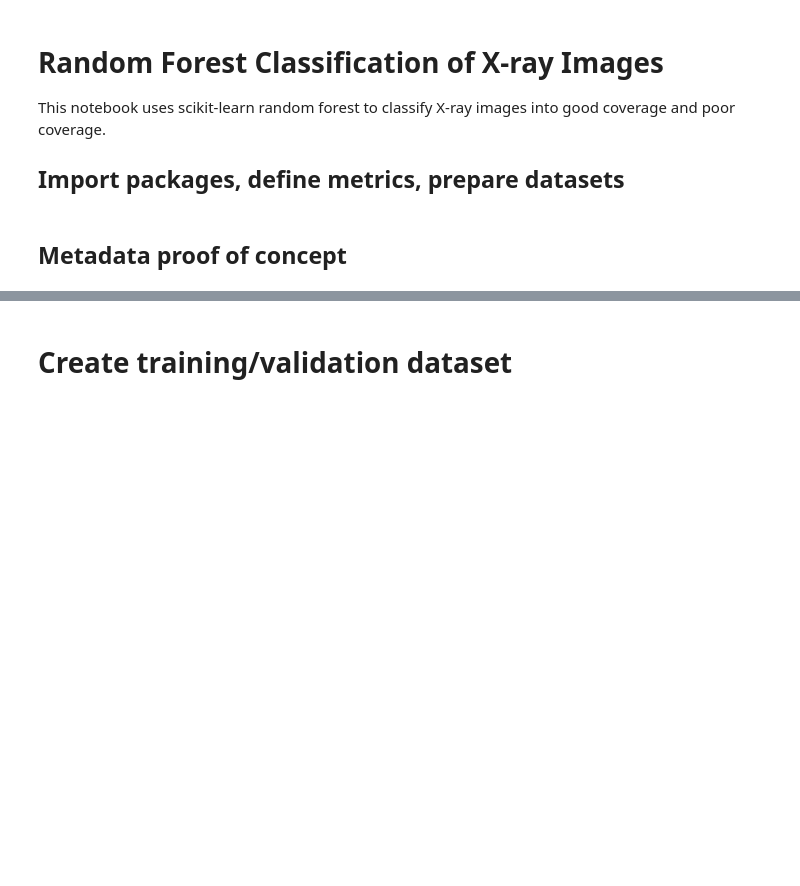
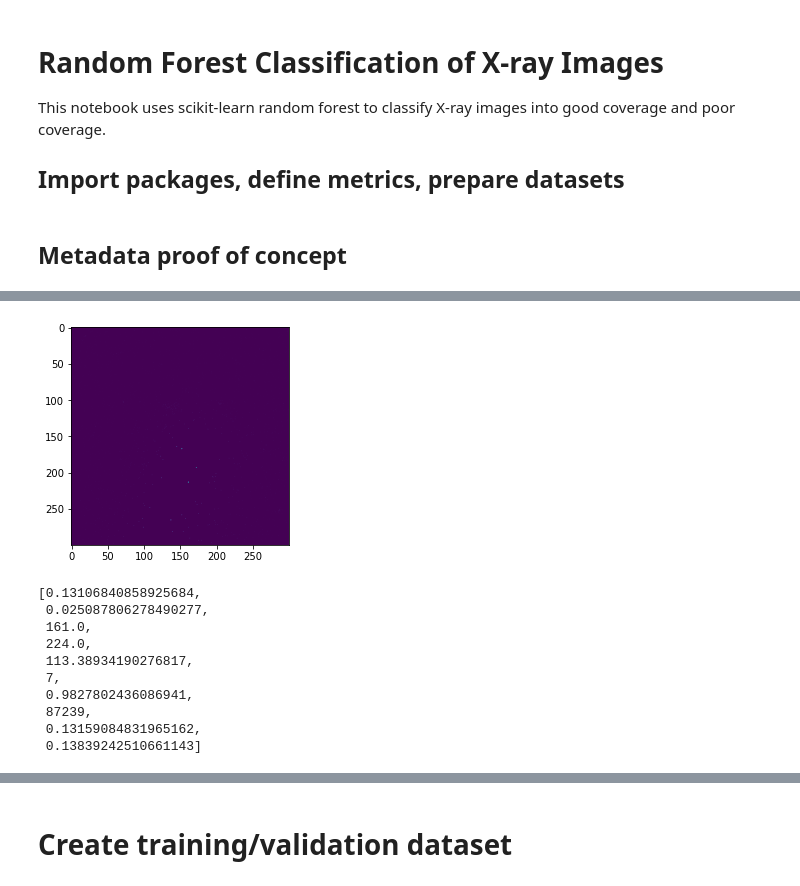
Before and after one commit to zhutchens1/rosat-xray-stacker, a Jupyter notebook: randomforest.ipynb, the cells around one changed output, grey strips where cells are left out. Cells and saved outputs as stored; diff of their text form; code cells hidden in the pictures; blank space fills up the shorter version.

```diff
--- a/randomforest.ipynb
+++ b/randomforest.ipynb
@@ -76,3 +109,23 @@ plt.show()
+# %%
+testimage = fits.open('/srv/scratch/zhutchen/khess_images/poor_coverage/RASS-Int_Hard_grp3562.0_.fits')[0].data
+
+plt.figure()
+plt.imshow(testimage)
+plt.show()
+
+[fx(testimage) for fx in metadata_funcs]
+# %% [output]
+[figure, added]
+[0.13106840858925684,
+ 0.025087806278490277,
+ 161.0,
+ 224.0,
+ 113.38934190276817,
+ 7,
+ 0.9827802436086941,
+ 87239,
+ 0.13159084831965162,
+ 0.13839242510661143]
 # %%
 testimage = fits.open('/srv/scratch/zhutchen/khess_images/nondetections/RASS-Int_Hard_grp10007.0_.fits')[0].data
 
```
Also changed, not shown: parts of 8 cells of this notebook.
